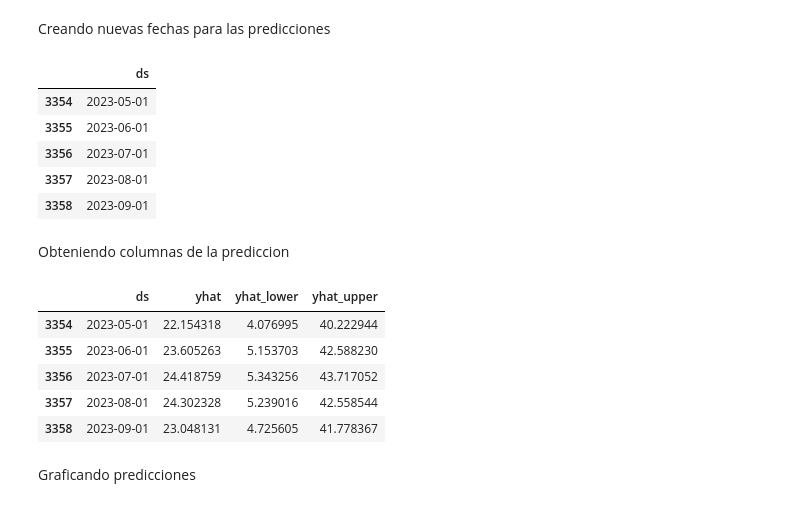
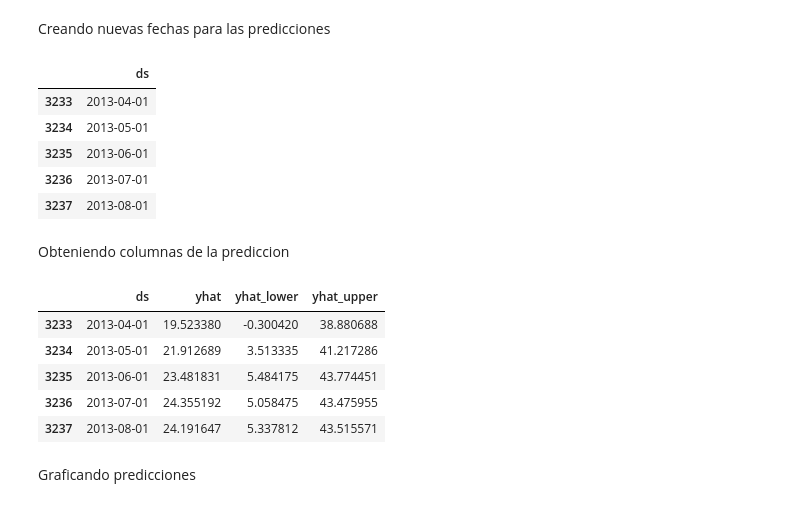
Before and after one commit to jurhs2000/data-science-lab2, a Jupyter notebook: lab2.ipynb, the cells around one changed output. Drawn from its saved outputs; the diff is of its cells as text; code cells hidden in the pictures.

```diff
--- a/lab2.ipynb
+++ b/lab2.ipynb
@@ -424,0 +352,3 @@ m.fit(df_selected)
+# %%
+df_selected = df_selected.loc[df_selected['ds'] < '2010-09-01']
+m.fit(df_selected)
@@ -425,15 +359,15 @@ m.fit(df_selected)
 # %% [markdown]
 Creando nuevas fechas para las predicciones
 # %%
-prediction_dates = m.make_future_dataframe(periods=120, freq='MS')
+prediction_dates = m.make_future_dataframe(periods=36, freq='MS')
 prediction_dates.tail()
 # %% [output]
 |  | ds |
-| 3354 | 2023-05-01 |
-| 3355 | 2023-06-01 |
-| 3356 | 2023-07-01 |
-| 3357 | 2023-08-01 |
-| 3358 | 2023-09-01 |
+| 3233 | 2013-04-01 |
+| 3234 | 2013-05-01 |
+| 3235 | 2013-06-01 |
+| 3236 | 2013-07-01 |
+| 3237 | 2013-08-01 |
 # %% [markdown]
 Obteniendo columnas de la prediccion
 # %%
@@ -441,11 +375,11 @@ predict = m.predict(prediction_dates)
 predict[['ds', 'yhat', 'yhat_lower', 'yhat_upper']].tail()
 # %% [output]
 |  | ds | yhat | yhat_lower | yhat_upper |
-| 3354 | 2023-05-01 | 22.154318 | 4.076995 | 40.222944 |
-| 3355 | 2023-06-01 | 23.605263 | 5.153703 | 42.588230 |
-| 3356 | 2023-07-01 | 24.418759 | 5.343256 | 43.717052 |
-| 3357 | 2023-08-01 | 24.302328 | 5.239016 | 42.558544 |
-| 3358 | 2023-09-01 | 23.048131 | 4.725605 | 41.778367 |
+| 3233 | 2013-04-01 | 19.523380 | -0.300420 | 38.880688 |
+| 3234 | 2013-05-01 | 21.912689 | 3.513335 | 41.217286 |
+| 3235 | 2013-06-01 | 23.481831 | 5.484175 | 43.774451 |
+| 3236 | 2013-07-01 | 24.355192 | 5.058475 | 43.475955 |
+| 3237 | 2013-08-01 | 24.191647 | 5.337812 | 43.515571 |
 # %% [markdown]
 Graficando predicciones
 # %%
```
Also changed, not shown: parts of 19 cells of this notebook, 1 other file.
